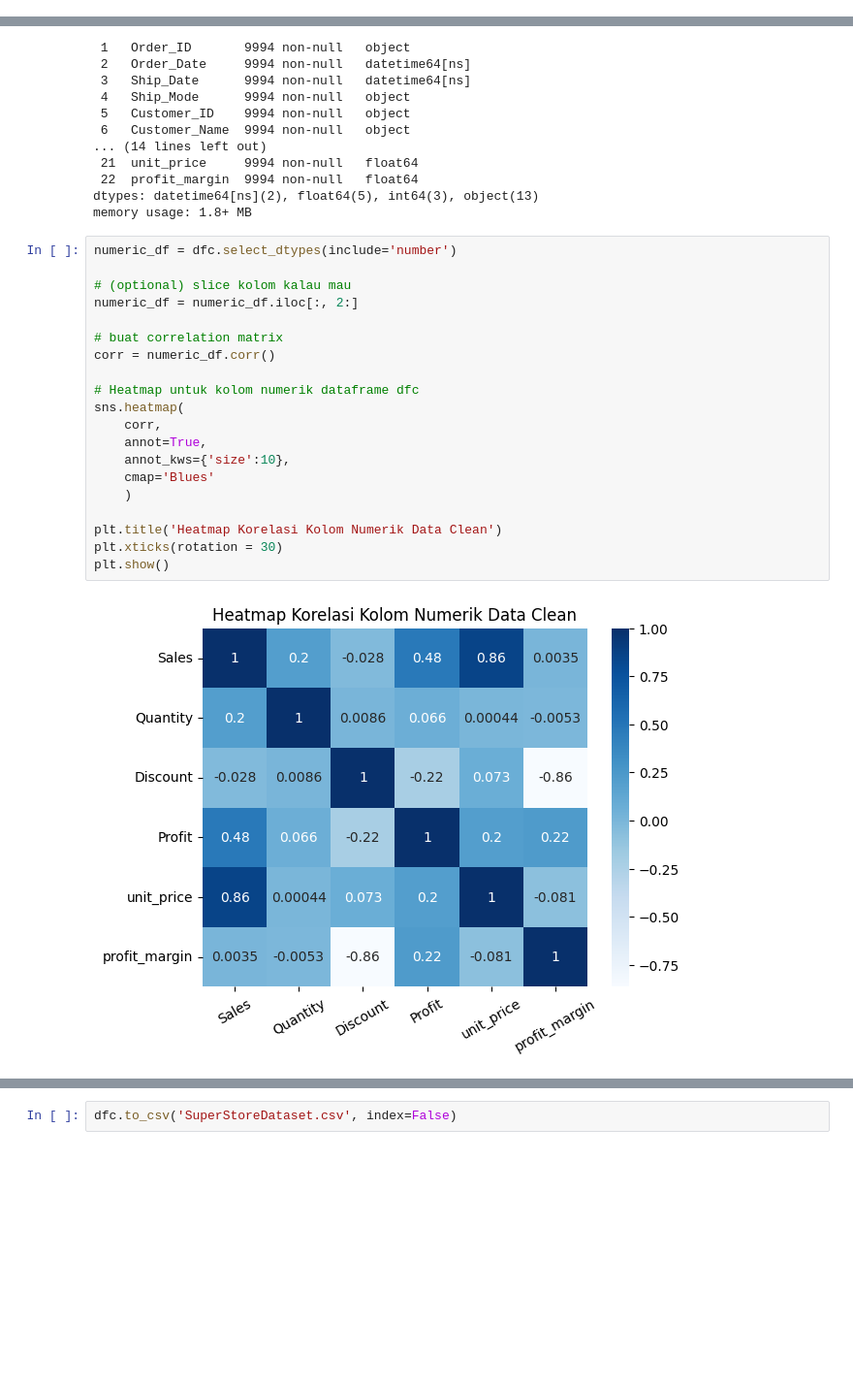
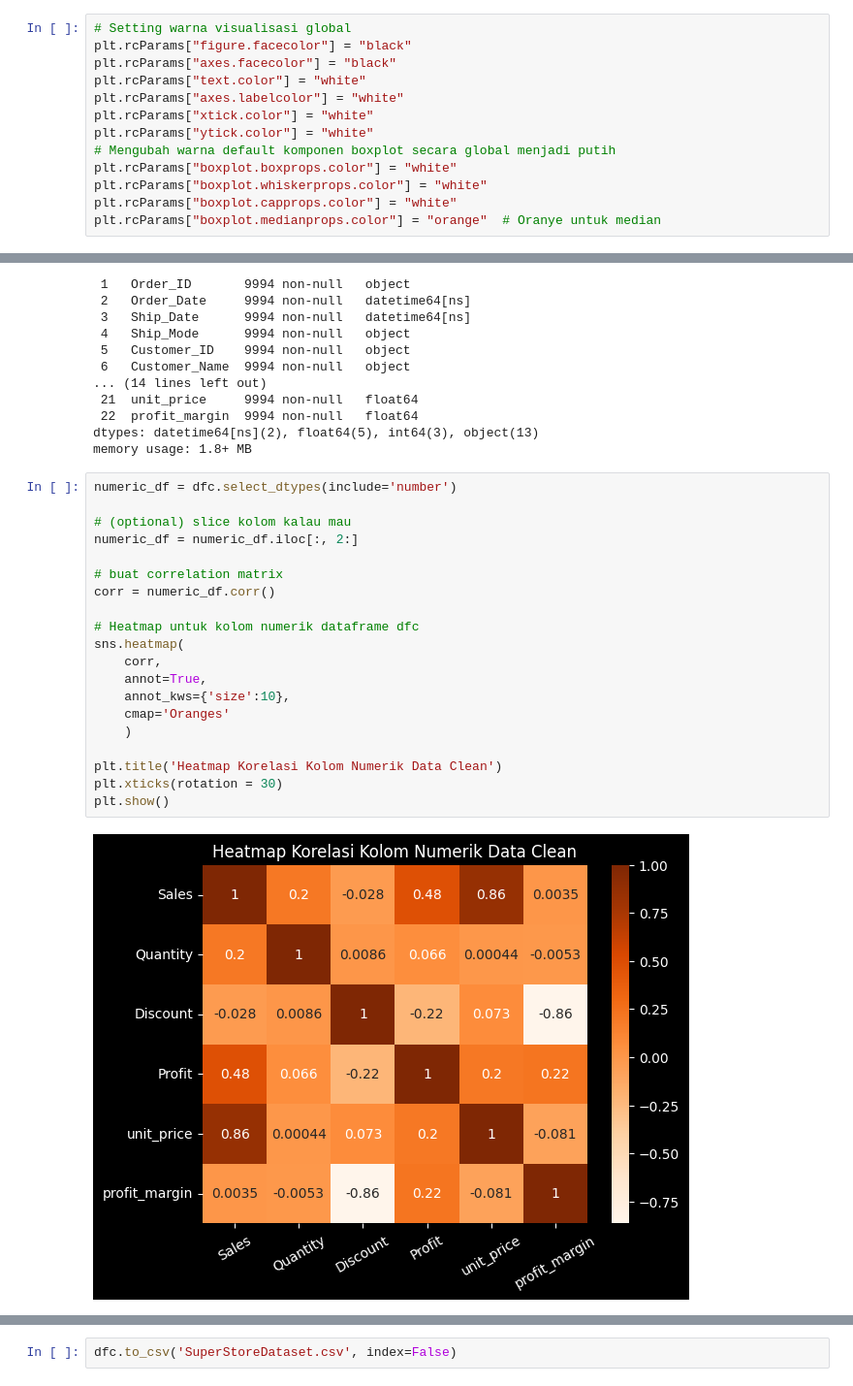
Before and after one commit to DaffaAryoUS/Superstore-Profit-Leakage-Analysis, a Jupyter notebook: notebook/CleaningSuperstore.ipynb, the cells around one changed output, grey strips where cells are left out. Shown at 97% size. Saved outputs shown, nothing was run; the diff lists cells and outputs as text; blank space fills up the shorter version.

```diff
--- a/notebook/CleaningSuperstore.ipynb
+++ b/notebook/CleaningSuperstore.ipynb
@@ -273,6 +274,19 @@ pd.DataFrame(outlier_summary)
 | upper_bond | 498.930000 | 9.500000 | 0.500000 | 70.816875 |
 | n_outlier | 1167.000000 | 170.000000 | 856.000000 | 1881.000000 |
 | percentage | 11.677006 | 1.701021 | 8.565139 | 18.821293 |
+# %%
+# Setting warna visualisasi global
+plt.rcParams["figure.facecolor"] = "black"
+plt.rcParams["axes.facecolor"] = "black"
+plt.rcParams["text.color"] = "white"
+plt.rcParams["axes.labelcolor"] = "white"
+plt.rcParams["xtick.color"] = "white"
+plt.rcParams["ytick.color"] = "white"
+# Mengubah warna default komponen boxplot secara global menjadi putih
+plt.rcParams["boxplot.boxprops.color"] = "white"
+plt.rcParams["boxplot.whiskerprops.color"] = "white"
+plt.rcParams["boxplot.capprops.color"] = "white"
+plt.rcParams["boxplot.medianprops.color"] = "orange"  # Oranye untuk median
 # %%
 # Membuat boxplot
 for n in col_numeric:
@@ -364,22 +378,22 @@ memory usage: 1.8+ MB
 # %%
 numeric_df = dfc.select_dtypes(include='number')
 
 # (optional) slice kolom kalau mau
 numeric_df = numeric_df.iloc[:, 2:]
 
 # buat correlation matrix
 corr = numeric_df.corr()
 
 # Heatmap untuk kolom numerik dataframe dfc
 sns.heatmap(
     corr,
     annot=True,
     annot_kws={'size':10},
-    cmap='Blues'
+    cmap='Oranges'
     )
 
 plt.title('Heatmap Korelasi Kolom Numerik Data Clean')
 plt.xticks(rotation = 30)
 plt.show()
 # %% [output]
-[figure, old version]
+[figure, new version]
```
Also changed, not shown: parts of 4 cells of this notebook.
